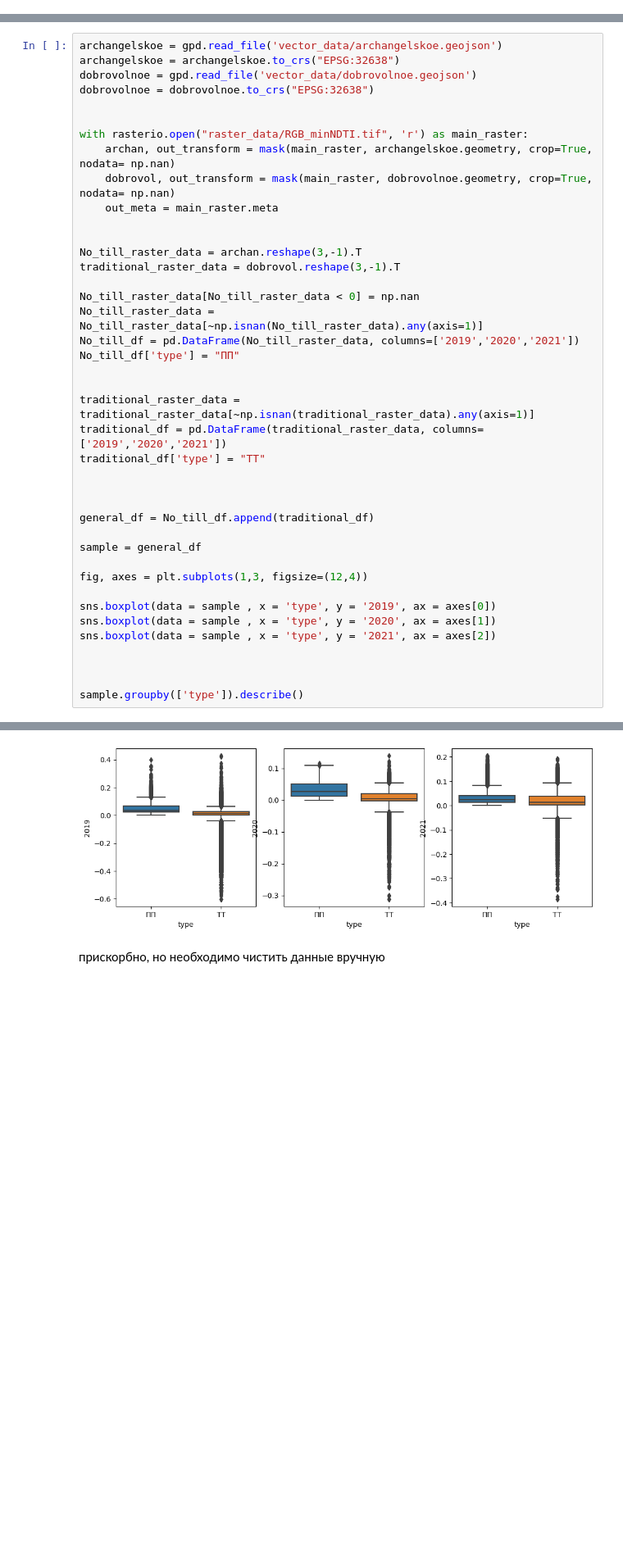
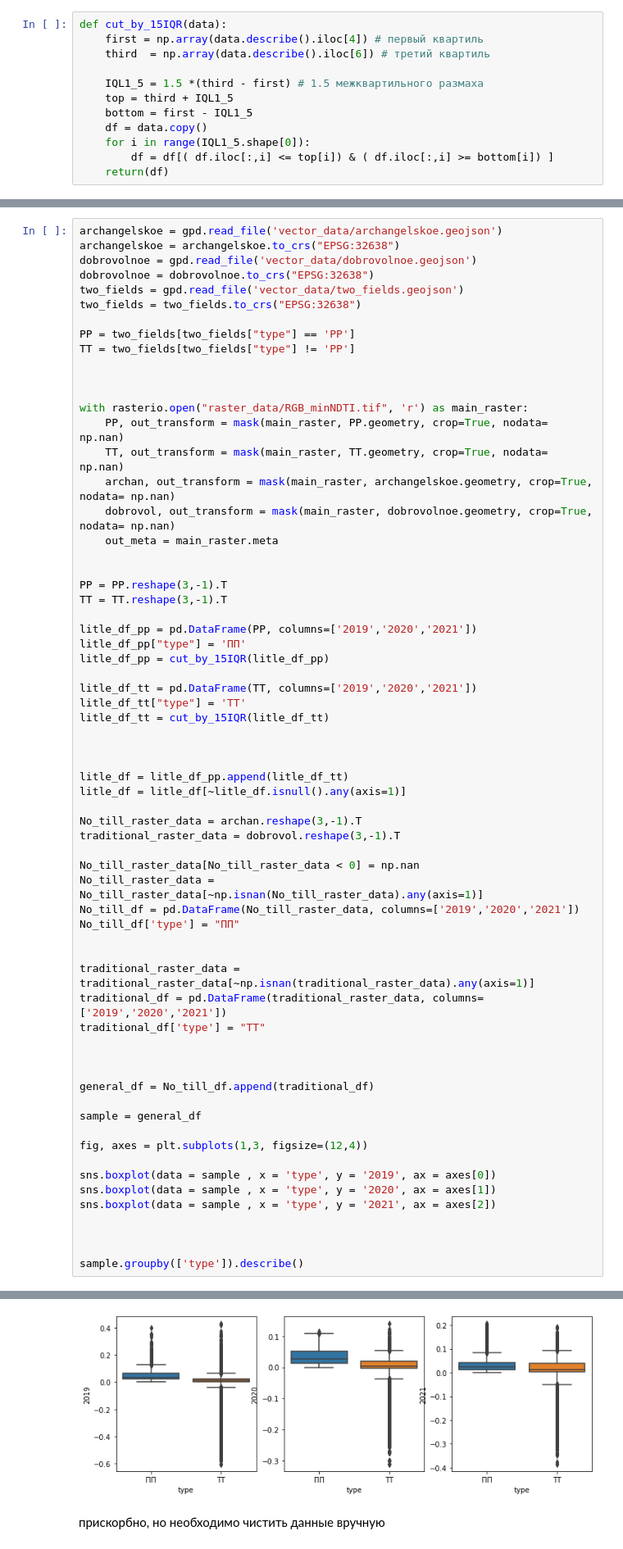
Before and after one commit to hukitoc94/total_archangelskiy, a Jupyter notebook: budenovs_classification/classification_budenovs.ipynb, the cells around one changed output, grey strips where cells are left out. Shown at 82% size. Saved outputs shown, nothing was run; the diff lists cells and outputs as text; blank space fills up the shorter version.

```diff
--- a/budenovs_classification/classification_budenovs.ipynb
+++ b/budenovs_classification/classification_budenovs.ipynb
@@ -8,3 +8,15 @@ from rasterio.mask import mask
 import geopandas as gpd
 import warnings
 warnings.filterwarnings('ignore')
+# %%
+def cut_by_15IQR(data):
+    first = np.array(data.describe().iloc[4]) # первый квартиль
+    third  = np.array(data.describe().iloc[6]) # третий квартиль
+
+    IQL1_5 = 1.5 *(third - first) # 1.5 межквартильного размаха
+    top = third + IQL1_5
+    bottom = first - IQL1_5
+    df = data.copy()
+    for i in range(IQL1_5.shape[0]):
+        df = df[( df.iloc[:,i] <= top[i]) & ( df.iloc[:,i] >= bottom[i]) ]
+    return(df)
@@ -13,13 +33,37 @@ archangelskoe = gpd.read_file('vector_data/archangelskoe.geojson')
 archangelskoe = archangelskoe.to_crs("EPSG:32638")
 dobrovolnoe = gpd.read_file('vector_data/dobrovolnoe.geojson')
 dobrovolnoe = dobrovolnoe.to_crs("EPSG:32638")
+two_fields = gpd.read_file('vector_data/two_fields.geojson')
+two_fields = two_fields.to_crs("EPSG:32638")
+
+PP = two_fields[two_fields["type"] == 'PP']
+TT = two_fields[two_fields["type"] != 'PP']
+
 
 
 with rasterio.open("raster_data/RGB_minNDTI.tif", 'r') as main_raster:
+    PP, out_transform = mask(main_raster, PP.geometry, crop=True, nodata= np.nan)
+    TT, out_transform = mask(main_raster, TT.geometry, crop=True, nodata= np.nan)
     archan, out_transform = mask(main_raster, archangelskoe.geometry, crop=True, nodata= np.nan)
     dobrovol, out_transform = mask(main_raster, dobrovolnoe.geometry, crop=True, nodata= np.nan)
     out_meta = main_raster.meta
 
+
+PP = PP.reshape(3,-1).T
+TT = TT.reshape(3,-1).T
+
+litle_df_pp = pd.DataFrame(PP, columns=['2019','2020','2021'])
+litle_df_pp["type"] = 'ПП'
+litle_df_pp = cut_by_15IQR(litle_df_pp)
+
+litle_df_tt = pd.DataFrame(TT, columns=['2019','2020','2021'])
+litle_df_tt["type"] = 'ТТ'
+litle_df_tt = cut_by_15IQR(litle_df_tt)
+
+
+
+litle_df = litle_df_pp.append(litle_df_tt)
+litle_df = litle_df[~litle_df.isnull().any(axis=1)]
 
 No_till_raster_data = archan.reshape(3,-1).T
 traditional_raster_data = dobrovol.reshape(3,-1).T
@@ -58,5 +102,5 @@ sample.groupby(['type']).describe()
 2 rows × 24 columns
-[figure, old version]
+[figure, new version]
 # %% [markdown]
 прискорбно, но необходимо чистить данные вручную
 # %%
```
Also changed, not shown: parts of 6 cells of this notebook, 5 other files.
